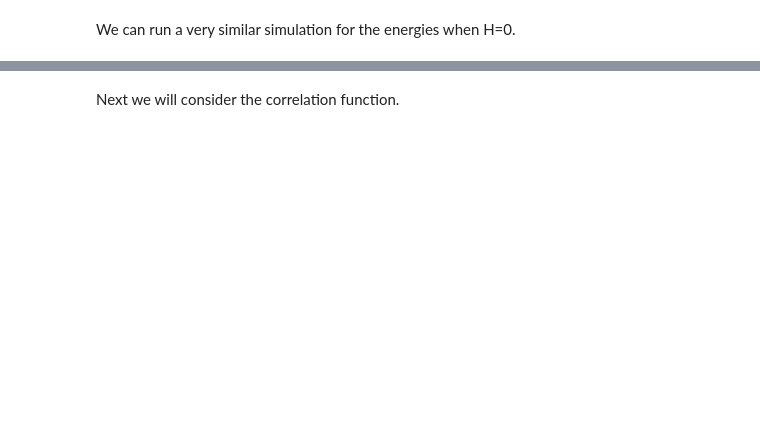
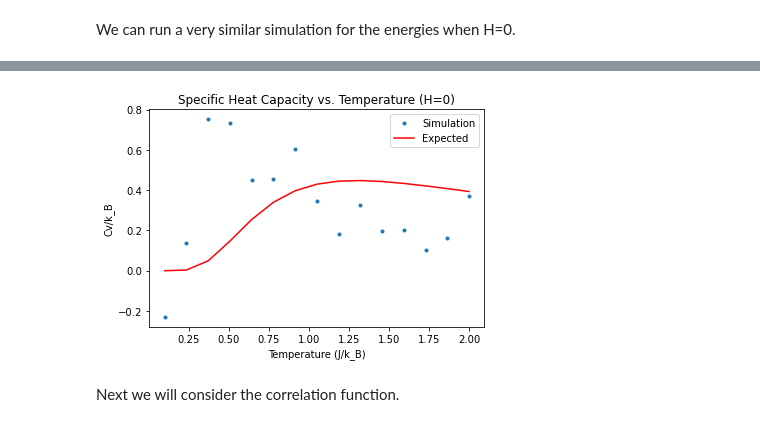
Before and after one commit to WillPugs/ising-model, a Jupyter notebook: ising_1d.ipynb, the cells around one changed output, grey strips where cells are left out. Drawn from its saved outputs; the diff is of its cells as text; code cells hidden in the pictures; blank space fills up the shorter version.

Commit message:
Added to 1D and 2D simulations

```diff
--- a/ising_1d.ipynb
+++ b/ising_1d.ipynb
@@ -345,3 +350,24 @@ plt.show()
+# %%
+c_v_h_0 = list_derivative(temperatures_h_0, energies)
+
+def cvh0_expected(temp):
+    return (1/cosh(1/temp))**2/temp
+
+exp_cv = [cvh0_expected(T) for T in temperatures_h_0]
+
+
+plt.figure()
+
+plt.plot(temperatures_h_0, c_v_h_0, marker='.', ls='', label='Simulation')
+plt.plot(temperatures_h_0, exp_cv, 'r-', label='Expected')
+
+plt.title("Specific Heat Capacity vs. Temperature (H=0)")
+plt.xlabel("Temperature (J/k_B)")
+plt.ylabel("Cv/k_B")
+plt.legend()
+plt.show()
+# %% [output]
+[figure, added]
 # %% [markdown]
 Next we will consider the correlation function.
 # %%
```
Also changed, not shown: parts of 6 cells of this notebook, 1 other file.
